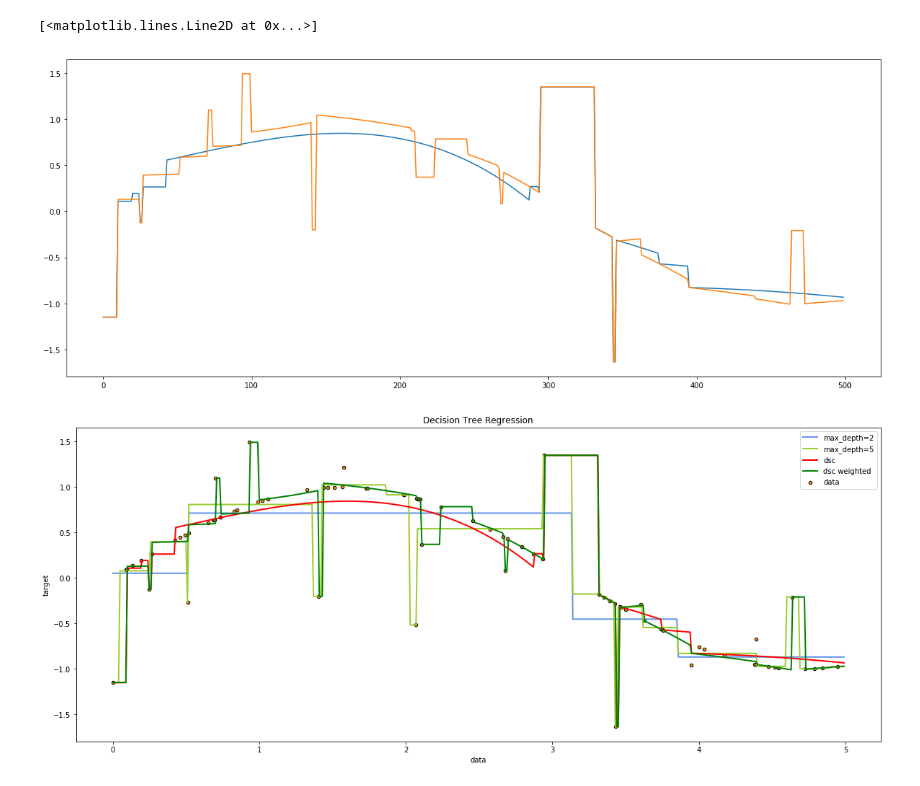
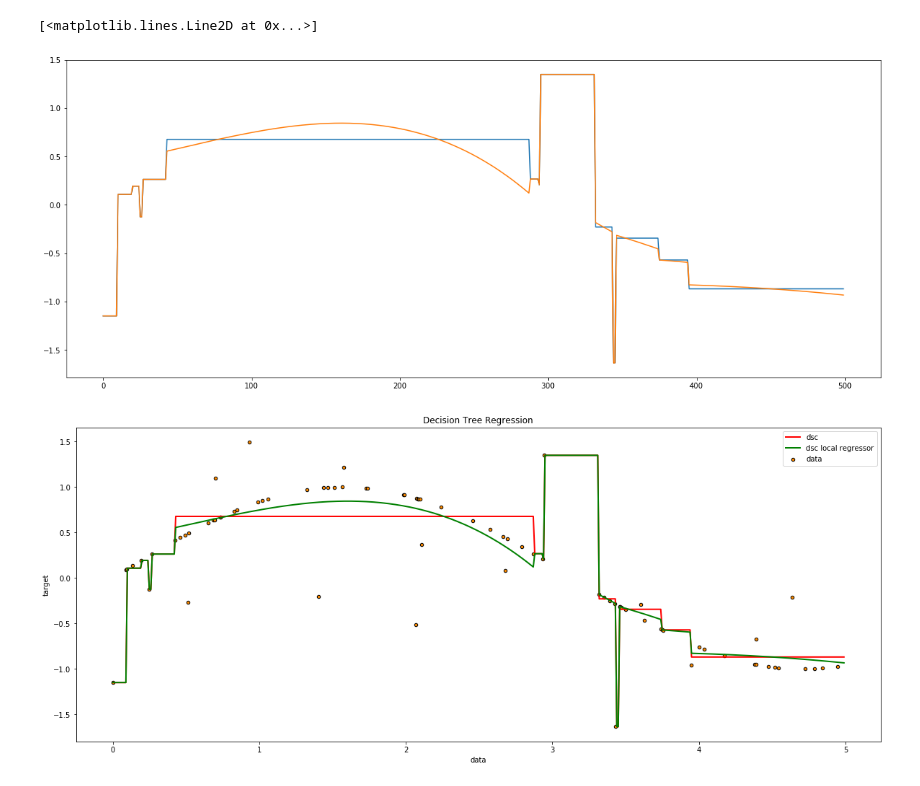
Before and after one commit to shuuchen/dsc_decision_tree, a Jupyter notebook: Test.ipynb, the cells around one changed output. Cells and saved outputs as stored; diff of their text form; code cells hidden in the pictures.

```diff
--- a/Test.ipynb
+++ b/Test.ipynb
@@ -18,6 +18,7 @@ class Helper():
     def mae(y):
         return mean_absolute_error(y, [np.mean(y)] * len(y))
 
+
 class Node():
 
     def __init__(self, data,
@@ -34,8 +35,12 @@ class Node():
 
         if criterion == 'mse':
             self.error = Helper.mse(data[:, -1])
+        elif criterion == 'mae':
+            self.error = Helper.mae(data[:, -1])
+        elif criterion == 'entropy':
+            self.error = Helper.diff_entropy(data[:, -1])
         else:
-            self.error = Helper.mae(data[:, -1])
+            pass
 
         self.split_feat_idx = None
         self.split_feat_value = None
@@ -148,8 +153,12 @@ class Tree():
     def predict_(self, x):
         # leaf node
         if self.current_node.split_feat_idx is None:
-            #return self.current_node.value
-            return self.current_node.poly_model.predict(x.reshape(-1, 1))
+            if self.leaf_poly == 'linear':
+                return self.current_node.value
+            elif self.leaf_poly == 'poly':
+                return self.current_node.poly_model.predict(x.reshape(-1, 1))
+            else:
+                pass
 
         feat_idx, feat_value = self.current_node.split_feat_idx, self.current_node.split_feat_value
 
@@ -187,7 +196,7 @@ if __name__ == '__main__':
     preds = tree.predict(X_test)
 
     # test
-    tree = Tree(data, criterion='mse', error_thres=0.01, weighted=True)
+    tree = Tree(data, criterion='mse', error_thres=0.01, leaf_poly='poly')
     tree.fit()
     preds_w = tree.predict(X_test)
 # %%
@@ -196,7 +205,7 @@ plt.plot(preds)
 plt.plot(preds_w)
 # %% [output]
 [<matplotlib.lines.Line2D at 0x...>]
-[figure, old version]
+[figure, new version]
 # %%
 # Import the necessary modules and libraries
 import numpy as np
@@ -208,34 +217,34 @@ X = np.sort(5 * rng.rand(80, 1), axis=0)
 y = np.sin(X).ravel()
 y[::5] += 3 * (0.5 - rng.rand(16))
 
 # Fit regression model
 regr_1 = DecisionTreeRegressor(max_depth=2)
 regr_2 = DecisionTreeRegressor(max_depth=5)
 regr_1.fit(X, y)
 regr_2.fit(X, y)
 
 # Predict
 X_test = np.arange(0.0, 5.0, 0.01)[:, np.newaxis]
 y_1 = regr_1.predict(X_test)
 y_2 = regr_2.predict(X_test)
 
 # Plot the results
 plt.figure(figsize=(20, 8))
 
 plt.scatter(X, y, s=20, edgecolor="black", c="darkorange", label="data")
 
-plt.plot(X_test, y_1, color="cornflowerblue", label="max_depth=2", linewidth=2)
-plt.plot(X_test, y_2, color="yellowgreen", label="max_depth=5", linewidth=2)
+#plt.plot(X_test, y_1, color="cornflowerblue", label="max_depth=2", linewidth=2)
+#plt.plot(X_test, y_2, color="yellowgreen", label="max_depth=5", linewidth=2)
 plt.plot(X_test, preds, color="red", label="dsc", linewidth=2)
-plt.plot(X_test, preds_w, color="green", label="dsc weighted", linewidth=2)
+plt.plot(X_test, preds_w, color="green", label="dsc local regressor", linewidth=2)
 
 plt.xlabel("data")
 plt.ylabel("target")
 
 plt.title("Decision Tree Regression")
 
 plt.legend()
 
 plt.show()
 # %% [output]
-[figure, old version]
+[figure, new version]
```
Also changed, not shown: parts of 2 cells of this notebook.
